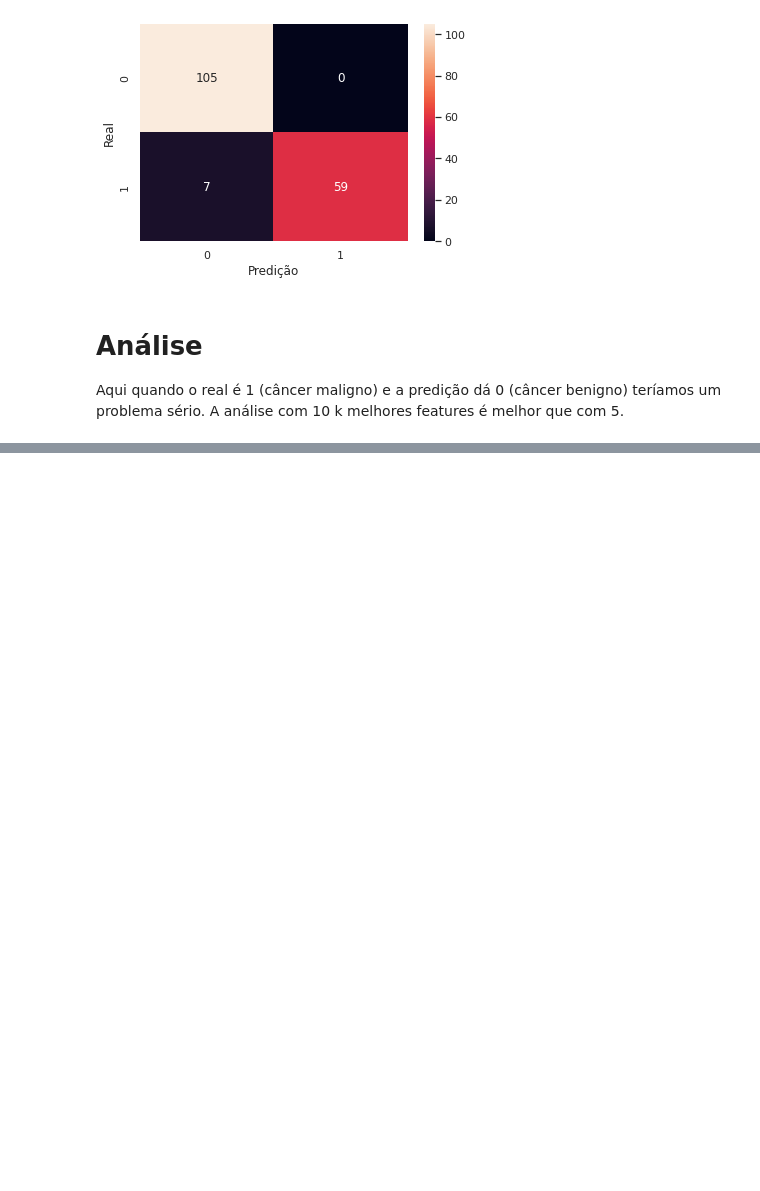
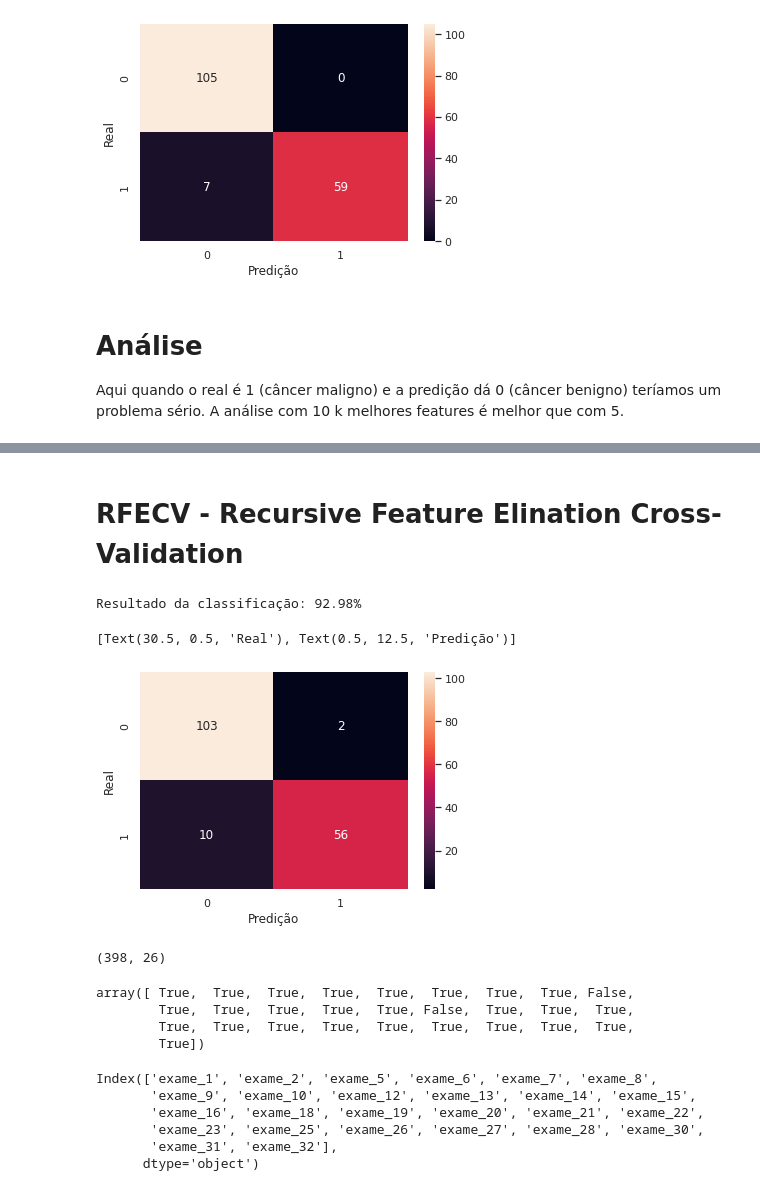
Before and after one commit to julianovale/BB_Evolution, a Jupyter notebook: 0036_AluraBB_MuitasDimensoes01.ipynb, the cells around one changed output, grey strips where cells are left out. Drawn from its saved outputs; the diff is of its cells as text; code cells hidden in the pictures; blank space fills up the shorter version.

```diff
--- a/0036_AluraBB_MuitasDimensoes01.ipynb
+++ b/0036_AluraBB_MuitasDimensoes01.ipynb
@@ -640,0 +672,56 @@ Parei no RFE ==> Eliminação recursiva de atributos (Recursive Feature Eliminat
+# %% [markdown]
+# RFECV - Recursive Feature Elination Cross-Validation
+# %%
+from sklearn.feature_selection import RFECV
+from sklearn.feature_selection import chi2
+from sklearn.model_selection import train_test_split
+SEED = 1234
+random.seed(SEED)
+
+treino_x, teste_x, treino_y, teste_y = train_test_split(valores_exames_v6, diagnostico, test_size=0.3)
+
+classificador = RandomForestClassifier(n_estimators=100, random_state=1234)
+classificador.fit(treino_x, treino_y)
+selecionador_rfecv = RFECV(estimator = classificador, cv = 5, step = 1, scoring='accuracy') # cv => em quantos estratos vou dividir minha base de dados
+                                                                                            # como para treinamento com cross-validation
+selecionador_rfecv.fit(treino_x, treino_y)
+treino_rfecv = selecionador_rfecv.transform(treino_x)
+teste_rfecv = selecionador_rfecv.transform(teste_x)
+
+
+from sklearn.metrics import confusion_matrix
+
+classificador = RandomForestClassifier(n_estimators=100, random_state=1234)
+classificador.fit(treino_rfecv, treino_y)
+acuracia = classificador.score(teste_rfecv, teste_y) * 100
+print('Resultado da classificação: %.2f%%' % acuracia)
+
+matriz_confusao = confusion_matrix(teste_y, classificador.predict(teste_rfecv))
+sns.set()
+sns.heatmap(matriz_confusao, annot = True, fmt = "d").set(xlabel = "Predição", ylabel = "Real")
+# %% [output]
+Resultado da classificação: 92.98%
+[Text(30.5, 0.5, 'Real'), Text(0.5, 12.5, 'Predição')]
+[figure, added]
+# %%
+treino_rfecv.shape # quantas features
+# %% [output]
+(398, 26)
+# %%
+# para saber quais features ele selecionou:
+
+selecionador_rfecv.support_
+# %% [output]
+array([ True,  True,  True,  True,  True,  True,  True,  True, False,
+        True,  True,  True,  True,  True, False,  True,  True,  True,
+        True,  True,  True,  True,  True,  True,  True,  True,  True,
+        True])
+# %%
+treino_x.columns[selecionador_rfecv.support_] # para 'ver' quais foram as features selecionadas
+# %% [output]
+Index(['exame_1', 'exame_2', 'exame_5', 'exame_6', 'exame_7', 'exame_8',
+       'exame_9', 'exame_10', 'exame_12', 'exame_13', 'exame_14', 'exame_15',
+       'exame_16', 'exame_18', 'exame_19', 'exame_20', 'exame_21', 'exame_22',
+       'exame_23', 'exame_25', 'exame_26', 'exame_27', 'exame_28', 'exame_30',
+       'exame_31', 'exame_32'],
+      dtype='object')
```
Also changed, not shown: parts of 24 cells of this notebook.
